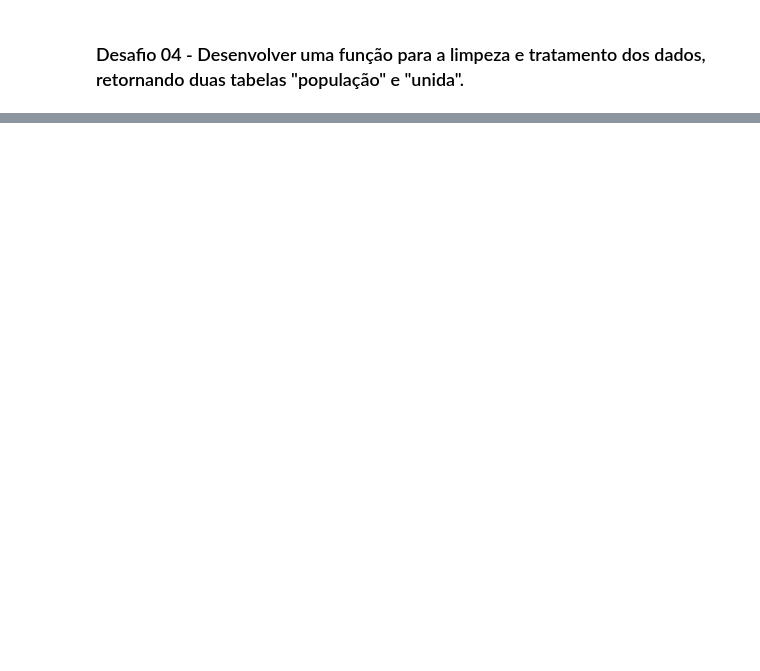
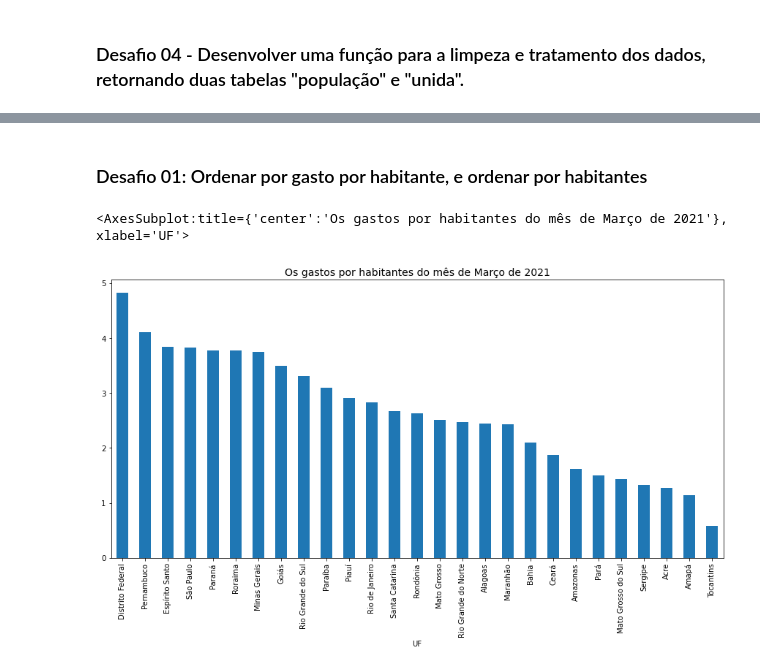
Before and after one commit to cmattosr/bootcampDS_Mod02, a Jupyter notebook: BootcampDataScience_Mod02.ipynb, the cells around one changed output, grey strips where cells are left out. Cells and saved outputs as stored; diff of their text form; code cells hidden in the pictures; blank space fills up the shorter version.

```diff
--- a/BootcampDataScience_Mod02.ipynb
+++ b/BootcampDataScience_Mod02.ipynb
@@ -856,0 +980,10 @@ dados_da_populacao.join(gastos_mes_mais_recente)
+# %% [markdown]
+### Desafio 01: Ordenar por gasto por habitante, e ordenar por habitantes
+# %%
+#ordenar por gasto por habitante
+plt.figure(figsize=(15,7))
+plt.title("Os gastos por habitantes do mês de Março de 2021", size=14)
+gastos_e_populacao_recentes["gasto por habitante 2021/Mar"].sort_values(ascending=False).plot(kind="bar")
+# %% [output]
+<AxesSubplot:title={'center':'Os gastos por habitantes do mês de Março de 2021'}, xlabel='UF'>
+[figure, added]
```
Also changed, not shown: parts of 33 cells of this notebook.
